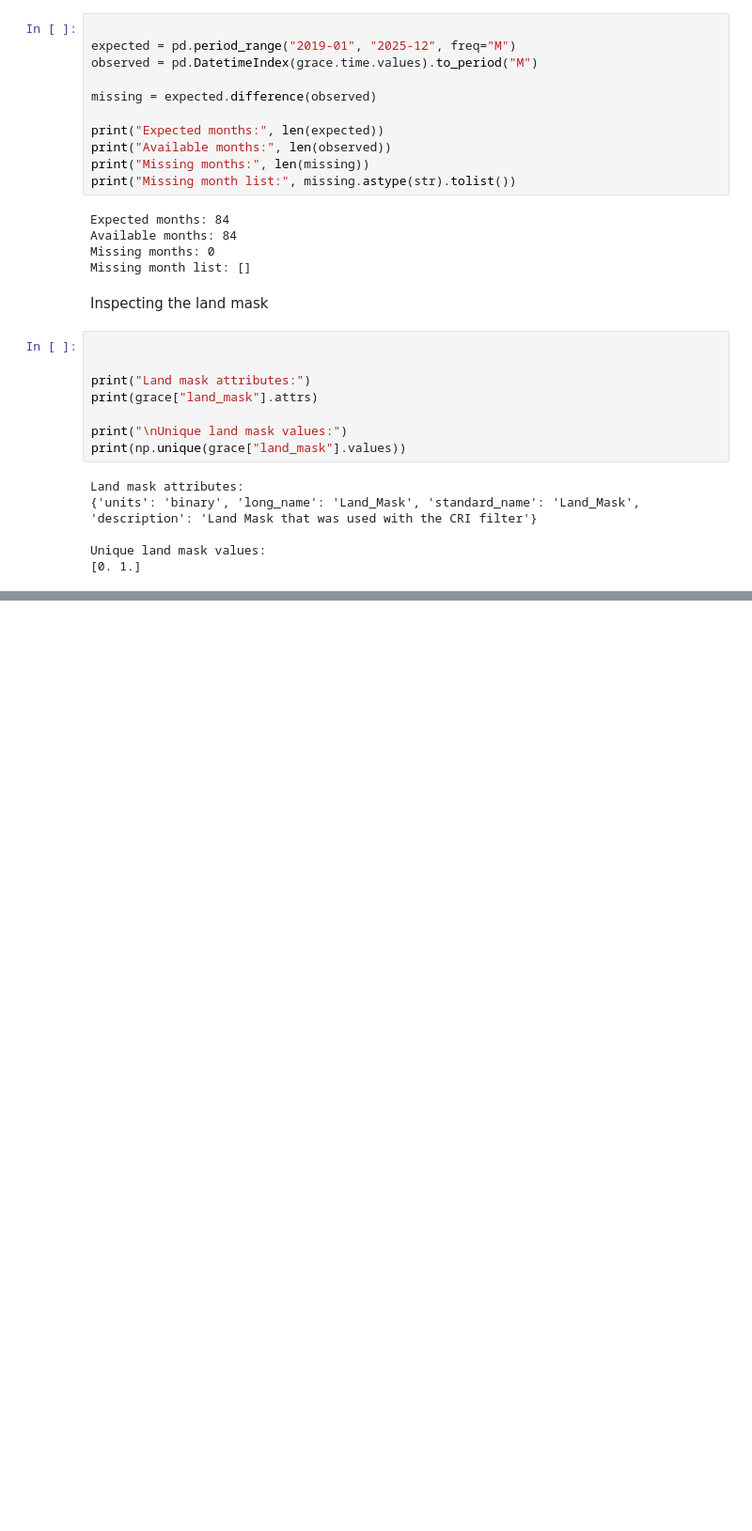
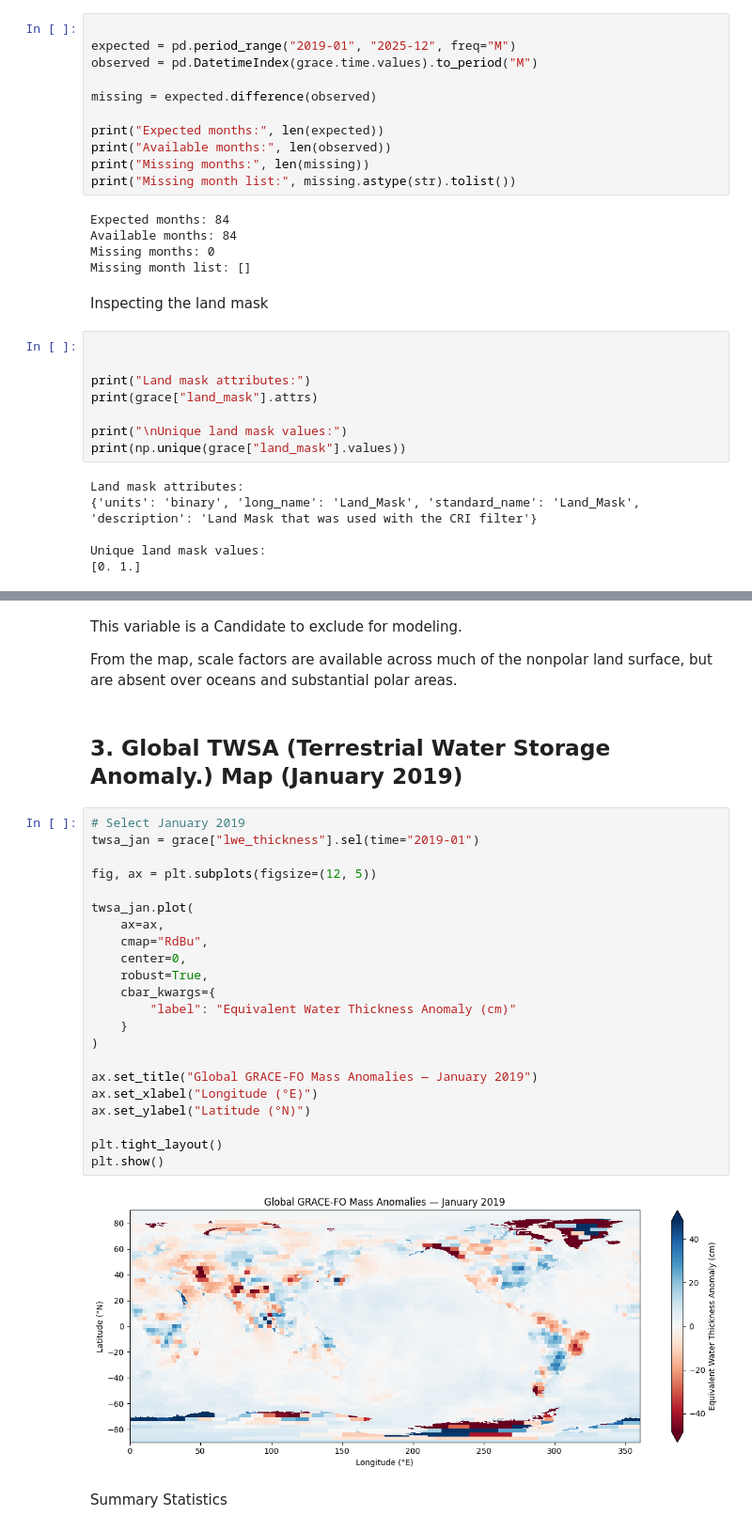
Before and after one commit to Lyra0710/Multimodal-Deep-Learning-for-Reliable-GRACE-Water-Storage-Trends, a Jupyter notebook: notebooks/GRACE_GRACE_FO_Data_Analysis.ipynb, the cells around one changed output, grey strips where cells are left out. Shown at 94% size. Saved outputs shown, nothing was run; the diff lists cells and outputs as text; blank space fills up the shorter version.

```diff
--- a/notebooks/GRACE_GRACE_FO_Data_Analysis.ipynb
+++ b/notebooks/GRACE_GRACE_FO_Data_Analysis.ipynb
@@ -200,0 +346,32 @@ Valid land observations: 7216608
+# %% [markdown]
+This variable is a Candidate to exclude for modeling.
+
+From the map, scale factors are available across much of the nonpolar land surface, but are absent over oceans and substantial polar areas.
+# %% [markdown]
+## 3. Global TWSA (Terrestrial Water Storage Anomaly.) Map (January 2019)
+# %%
+# Select January 2019
+twsa_jan = grace["lwe_thickness"].sel(time="2019-01")
+
+fig, ax = plt.subplots(figsize=(12, 5))
+
+twsa_jan.plot(
+    ax=ax,
+    cmap="RdBu",
+    center=0,
+    robust=True,
+    cbar_kwargs={
+        "label": "Equivalent Water Thickness Anomaly (cm)"
+    }
+)
+
+ax.set_title("Global GRACE-FO Mass Anomalies — January 2019")
+ax.set_xlabel("Longitude (°E)")
+ax.set_ylabel("Latitude (°N)")
+
+plt.tight_layout()
+plt.show()
+# %% [output]
+[figure, added]
+# %% [markdown]
+Summary Statistics
```
Also changed, not shown: parts of 45 cells of this notebook.
